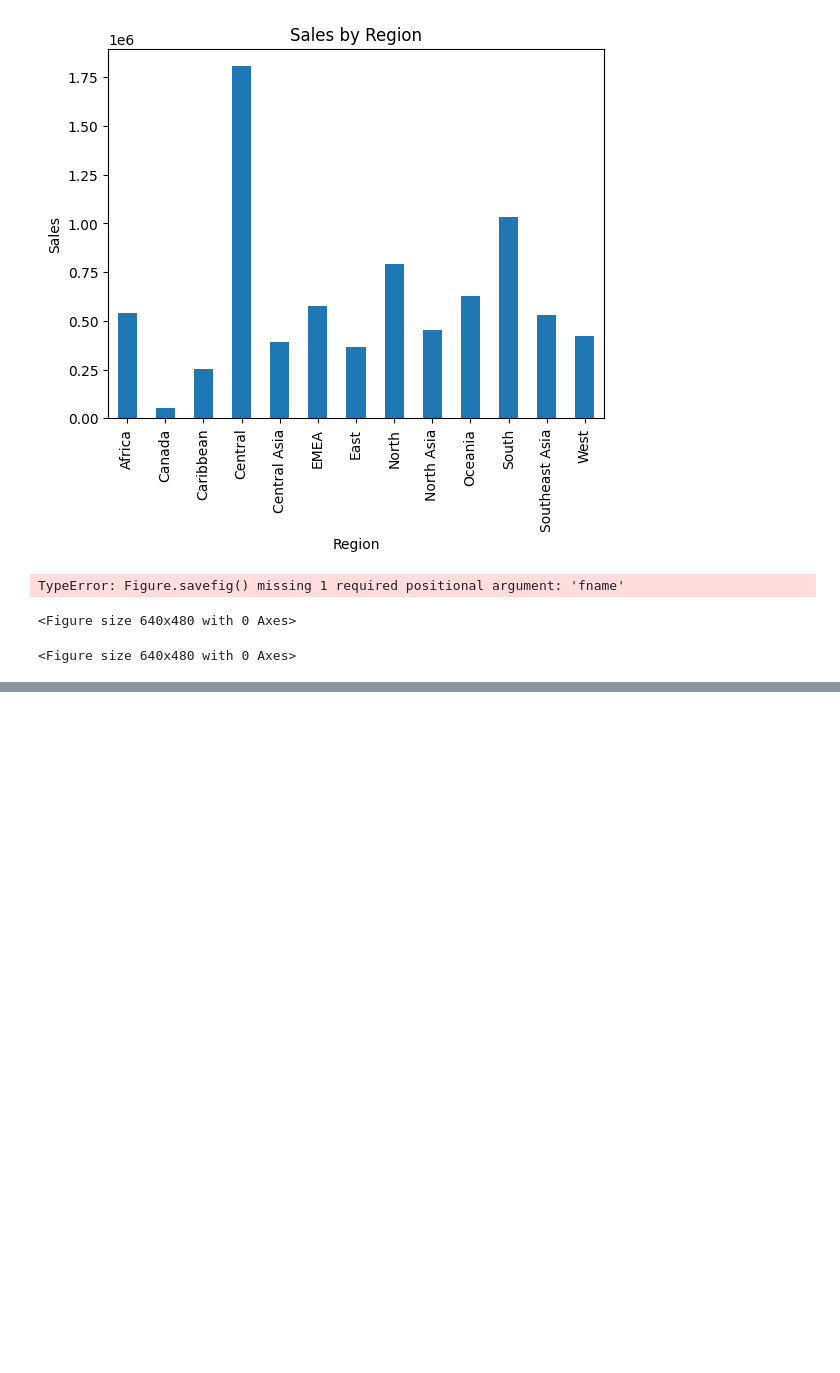
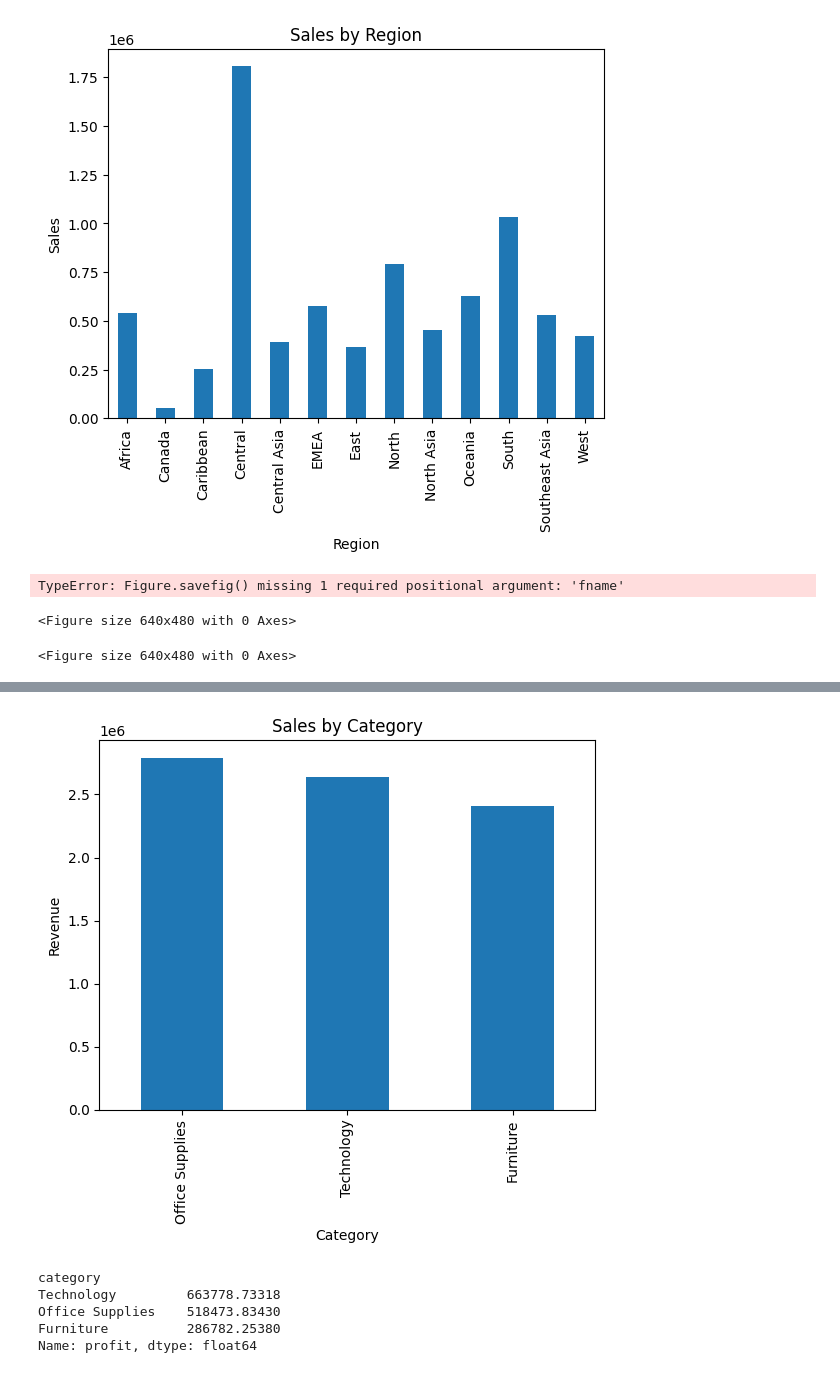
Before and after one commit to krishnaM04/FUTURE_DS_01, a Jupyter notebook: notebook/sales_analysis.ipynb, the cells around one changed output, grey strips where cells are left out. Cells and saved outputs as stored; diff of their text form; code cells hidden in the pictures; blank space fills up the shorter version.

```diff
--- a/notebook/sales_analysis.ipynb
+++ b/notebook/sales_analysis.ipynb
@@ -206,0 +277,22 @@ plt.show("../outputs/region_sales.png")
+# %%
+category_sales.plot(kind="bar")
+
+plt.title("Sales by Category")
+plt.xlabel("Category")
+plt.ylabel("Revenue")
+
+plt.savefig("../outputs/category_sales.png")
+
+plt.show()
+# %% [output]
+[figure, added]
+# %%
+category_profit = df.groupby("category")["profit"].sum().sort_values(ascending=False)
+
+print(category_profit)
+# %% [output]
+category
+Technology         663778.73318
+Office Supplies    518473.83430
+Furniture          286782.25380
+Name: profit, dtype: float64
```
Also changed, not shown: parts of 11 cells of this notebook, 4 other files.
